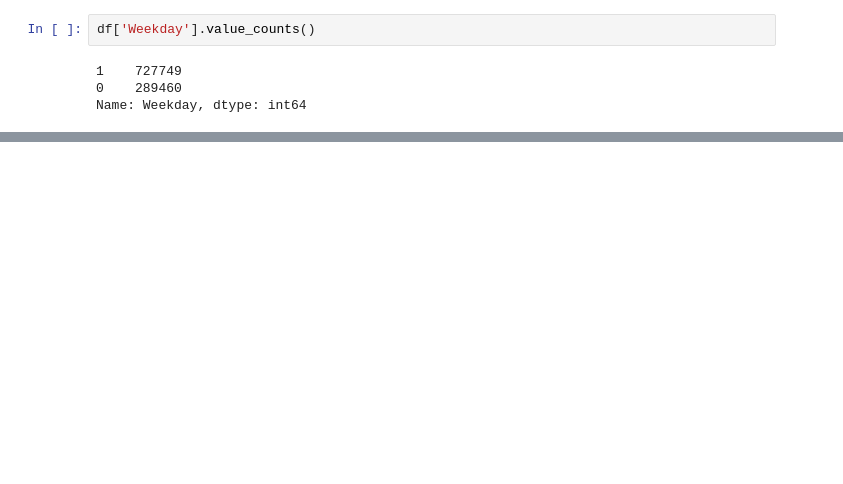
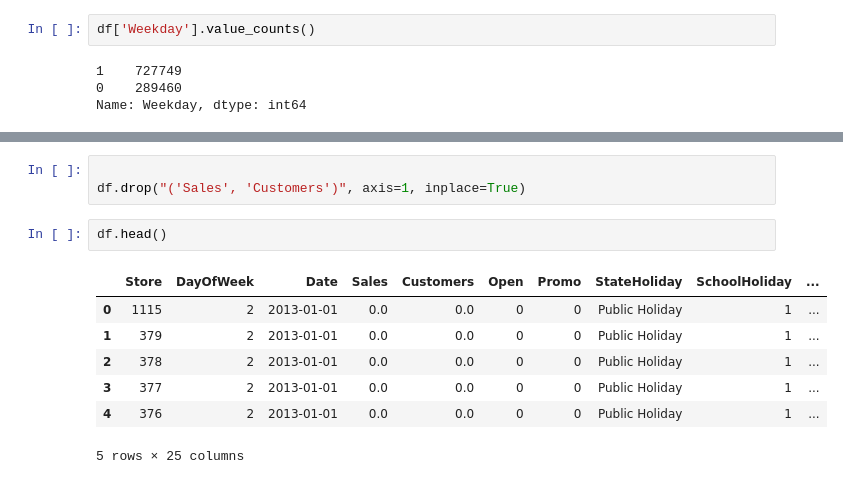
Before and after one commit to MohammedEsamaldin/Pharmaceutical-Sales-Prediction-across-multiple-stores, a Jupyter notebook: notebooks/ML.ipynb, the cells around one changed output, grey strips where cells are left out. Cells and saved outputs as stored; diff of their text form; blank space fills up the shorter version.

```diff
--- a/notebooks/ML.ipynb
+++ b/notebooks/ML.ipynb
@@ -114,0 +144,13 @@ df.head()
+# %%
+
+df.drop("('Sales', 'Customers')", axis=1, inplace=True)
+# %%
+df.head()
+# %% [output]
+|  | Store | DayOfWeek | Date | Sales | Customers | Open | Promo | StateHoliday | SchoolHoliday | ... |
+| 0 | 1115 | 2 | 2013-01-01 | 0.0 | 0.0 | 0 | 0 | Public Holiday | 1 | ... |
+| 1 | 379 | 2 | 2013-01-01 | 0.0 | 0.0 | 0 | 0 | Public Holiday | 1 | ... |
+| 2 | 378 | 2 | 2013-01-01 | 0.0 | 0.0 | 0 | 0 | Public Holiday | 1 | ... |
+| 3 | 377 | 2 | 2013-01-01 | 0.0 | 0.0 | 0 | 0 | Public Holiday | 1 | ... |
+| 4 | 376 | 2 | 2013-01-01 | 0.0 | 0.0 | 0 | 0 | Public Holiday | 1 | ... |
+5 rows × 25 columns
```
Also changed, not shown: parts of 9 cells of this notebook.
